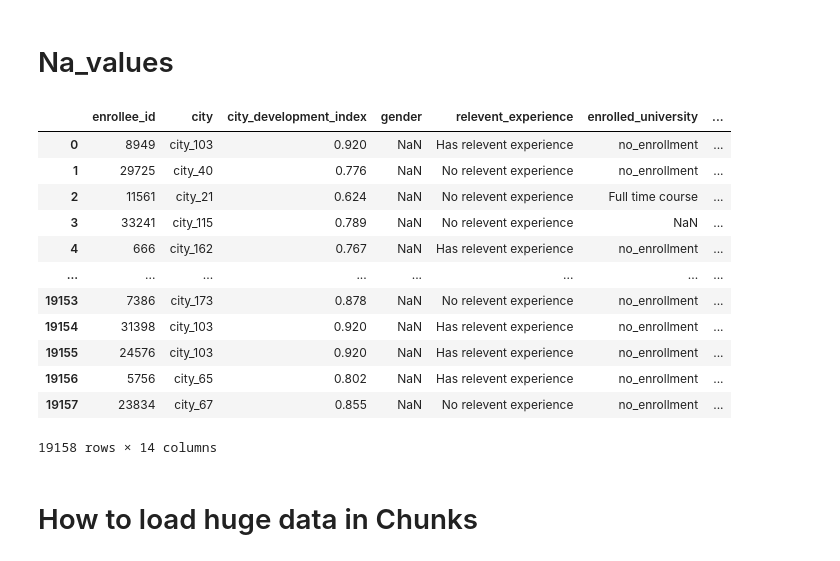
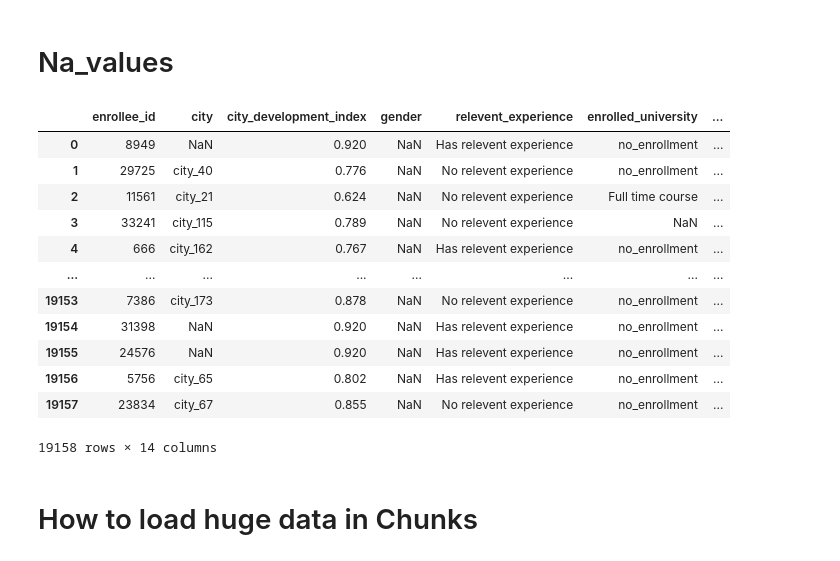
Before and after one commit to Cheethan/AIML, a Jupyter notebook: pandas_practice/pandas_p1.ipynb, the cells around one changed output. Drawn from its saved outputs; the diff is of its cells as text; code cells hidden in the pictures.

```diff
--- a/pandas_practice/pandas_p1.ipynb
+++ b/pandas_practice/pandas_p1.ipynb
@@ -183,18 +183,18 @@ pd.read_csv("IPL Matches 2008-2020.csv",converters={"team1": rcb, "toss_winner":
 # %% [markdown]
 # Na_values
 # %%
-pd.read_csv('aug_train.csv',na_values=['Male',])
+pd.read_csv('aug_train.csv',na_values=['Male',"city_103"])
 # %% [output]
 |  | enrollee_id | city | city_development_index | gender | relevent_experience | enrolled_university | ... |
-| 0 | 8949 | city_103 | 0.920 | NaN | Has relevent experience | no_enrollment | ... |
+| 0 | 8949 | NaN | 0.920 | NaN | Has relevent experience | no_enrollment | ... |
 | 1 | 29725 | city_40 | 0.776 | NaN | No relevent experience | no_enrollment | ... |
 | 2 | 11561 | city_21 | 0.624 | NaN | No relevent experience | Full time course | ... |
 | 3 | 33241 | city_115 | 0.789 | NaN | No relevent experience | NaN | ... |
 | 4 | 666 | city_162 | 0.767 | NaN | Has relevent experience | no_enrollment | ... |
 | ... | ... | ... | ... | ... | ... | ... | ... |
 | 19153 | 7386 | city_173 | 0.878 | NaN | No relevent experience | no_enrollment | ... |
-| 19154 | 31398 | city_103 | 0.920 | NaN | Has relevent experience | no_enrollment | ... |
-| 19155 | 24576 | city_103 | 0.920 | NaN | Has relevent experience | no_enrollment | ... |
+| 19154 | 31398 | NaN | 0.920 | NaN | Has relevent experience | no_enrollment | ... |
+| 19155 | 24576 | NaN | 0.920 | NaN | Has relevent experience | no_enrollment | ... |
 | 19156 | 5756 | city_65 | 0.802 | NaN | Has relevent experience | no_enrollment | ... |
 | 19157 | 23834 | city_67 | 0.855 | NaN | No relevent experience | no_enrollment | ... |
 19158 rows × 14 columns
```
Also changed, not shown: parts of 6 cells of this notebook, 1 other file.
